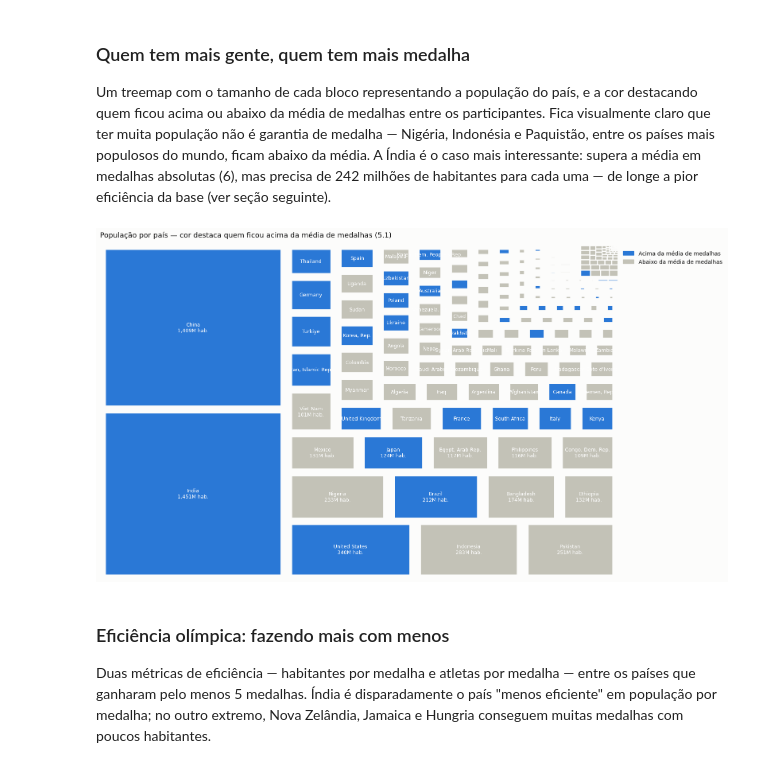
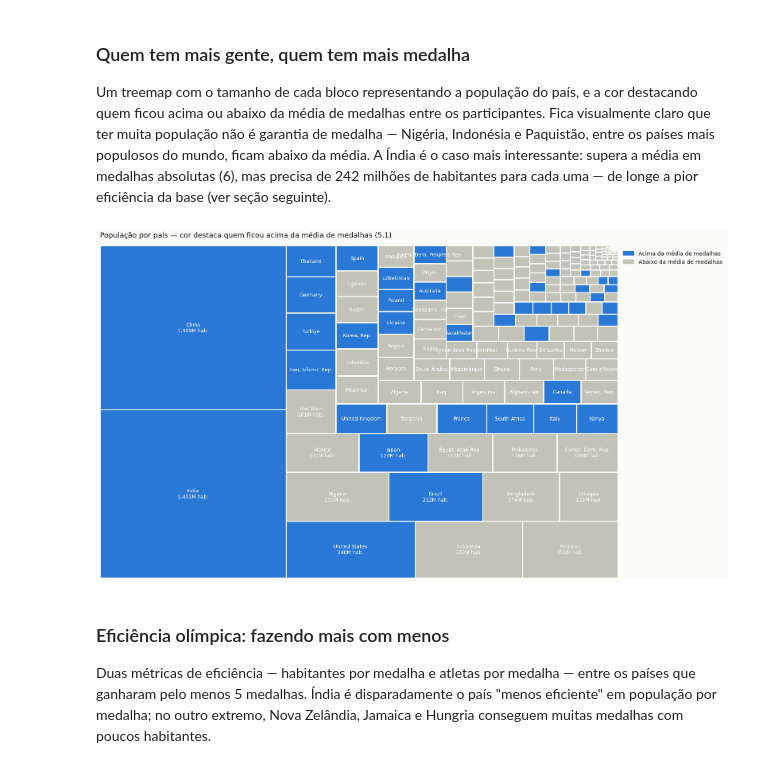
Before and after one commit to dantas6773/analise-diagnostica-olimpiadas-2024, a Jupyter notebook: analise_diagnostica_olimpiadas.ipynb, the cells around one changed output. Cells and saved outputs as stored; diff of their text form; code cells hidden in the pictures.

```diff
--- a/analise_diagnostica_olimpiadas.ipynb
+++ b/analise_diagnostica_olimpiadas.ipynb
@@ -813,44 +813,59 @@ medium_threshold = 20_000_000
 
 def make_label(row):
     if row["populacao"] >= large_threshold:
         return f"{row['Country Name']}\n{row['populacao']/1e6:,.0f}M hab."
     elif row["populacao"] >= medium_threshold:
         return row["Country Name"]
     return ""
 
 labels = treemap_df.apply(make_label, axis=1).values
 colors = treemap_df["medal_category"].map({"Acima da média": color_above, "Abaixo da média": color_below}).values
+sizes = treemap_df["populacao"].values
+
+# Desenhamos os retângulos manualmente (em vez de usar squarify.plot()) porque
+# a função de conveniência da biblioteca tem um bug de alinhamento: ao passar
+# um array de labels com strings vazias para ax.bar(), o matplotlib embaralha
+# a cor de alguns retângulos em relação à sua posição/dado real (confirmado
+# comparando o dataframe usado — onde a Índia aparecia corretamente "Acima da
+# média" — com a cor renderizada, que saía cinza). Desenhar com add_patch()
+# elimina esse problema, já que cada retângulo é pareado com sua cor e label
+# de forma explícita, sem passar por esse caminho do matplotlib.
+normed = squarify.normalize_sizes(sizes, 100, 100)
+rects = squarify.squarify(normed, 0, 0, 100, 100)
 
 fig, ax = plt.subplots(figsize=(16, 9), facecolor="#fcfcfb")
 ax.set_facecolor("#fcfcfb")
 
-squarify.plot(
-    sizes=treemap_df["populacao"].values,
-    label=labels,
-    color=colors,
-    alpha=1.0,
-    ax=ax,
-    pad=True,
-    bar_kwargs={"linewidth": 2, "edgecolor": "#fcfcfb"},
-    text_kwargs={"fontsize": 9, "color": "#ffffff"},
-)
+for rect, color, label in zip(rects, colors, labels):
+    ax.add_patch(plt.Rectangle(
+        (rect["x"], rect["y"]), rect["dx"], rect["dy"],
+        facecolor=color, edgecolor="#fcfcfb", linewidth=2,
+    ))
+    if label:
+        ax.text(
+            rect["x"] + rect["dx"] / 2, rect["y"] + rect["dy"] / 2, label,
+            ha="center", va="center", fontsize=9, color="#ffffff",
+        )
+
+ax.set_xlim(0, 100)
+ax.set_ylim(0, 100)
 
 ax.set_title(
     f"População por país — cor destaca quem ficou acima da média de medalhas ({average_medals:.1f})",
     color=color_primary, fontsize=13, loc="left", pad=15,
 )
 ax.axis("off")
 
 legend_handles = [
     plt.Rectangle((0, 0), 1, 1, color=color_above, label="Acima da média de medalhas"),
     plt.Rectangle((0, 0), 1, 1, color=color_below, label="Abaixo da média de medalhas"),
 ]
 ax.legend(handles=legend_handles, loc="upper left", bbox_to_anchor=(1.0, 1.0), frameon=False, labelcolor=color_primary)
 
 plt.tight_layout()
 plt.show()
 # %% [output]
-[figure, old version]
+[figure, new version]
 # %% [markdown]
 ### Eficiência olímpica: fazendo mais com menos
 
```
Also changed, not shown: 1 other file.
